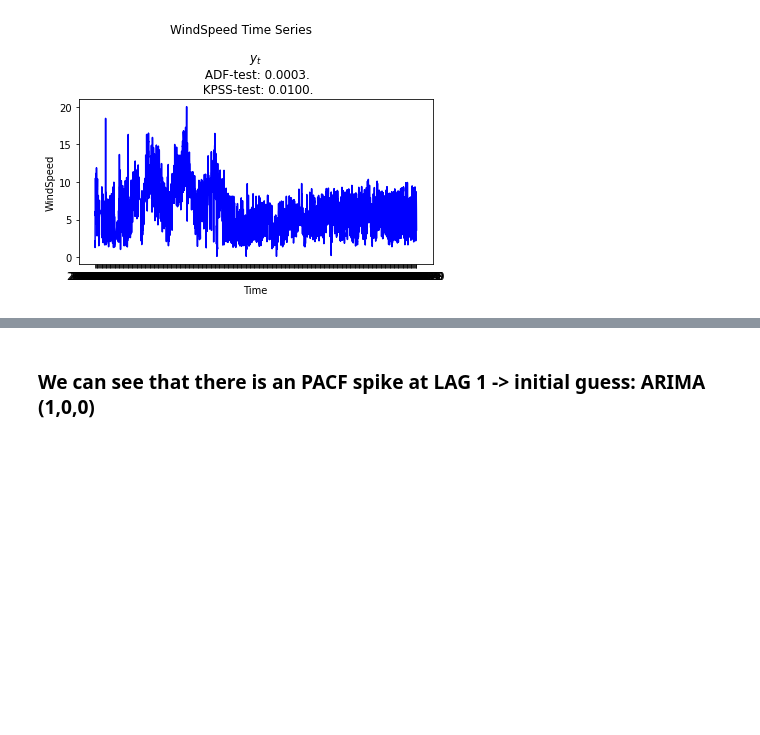
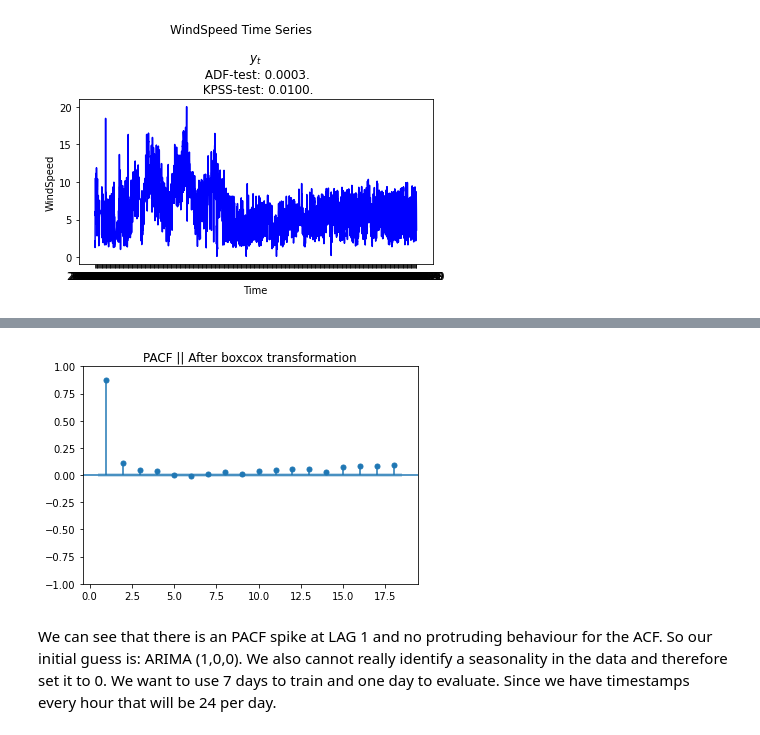
Before and after one commit to NiklasSabel/Industrial-Applications-of-Artificial-Intelligence, a Jupyter notebook: notebooks/Primary sector/Primary sector Wind.ipynb, the cells around one changed output, grey strips where cells are left out. Saved outputs shown, nothing was run; the diff lists cells and outputs as text; code cells hidden in the pictures; blank space fills up the shorter version.

```diff
--- a/notebooks/Primary sector/Primary sector Wind.ipynb
+++ b/notebooks/Primary sector/Primary sector Wind.ipynb
@@ -697,6 +729,6 @@ stld_plot = plot_acf(y, lags=range(1, max_lag+1),  title='ACF || '+ title)
 # %%
 max_lag= 18
-title = 'Without changes'
-stld_plot = plot_pacf(y, lags=range(1, max_lag+1), title='PACF || ' + title)
+title = 'After boxcox transformation'
+stld_plot = plot_pacf(y_transf, lags=range(1, max_lag+1), title='PACF || ' + title)
+# %% [output]
+[figure, added]
-# %% [markdown]
-### We can see that there is an PACF spike at LAG 1 -> initial guess: ARIMA (1,0,0)
@@ -794,0 +735,2 @@ def vis_comp(savefig, path, suptitle):
+# %% [markdown]
+We can see that there is an PACF spike at LAG 1 and no protruding behaviour for the ACF. So our initial guess is: ARIMA (1,0,0). We also cannot really identify a seasonality in the data and therefore set it to 0. We want to use 7 days to train and one day to evaluate. Since we have timestamps every hour that will be 24 per day.
```
Also changed, not shown: parts of 29 cells of this notebook.
